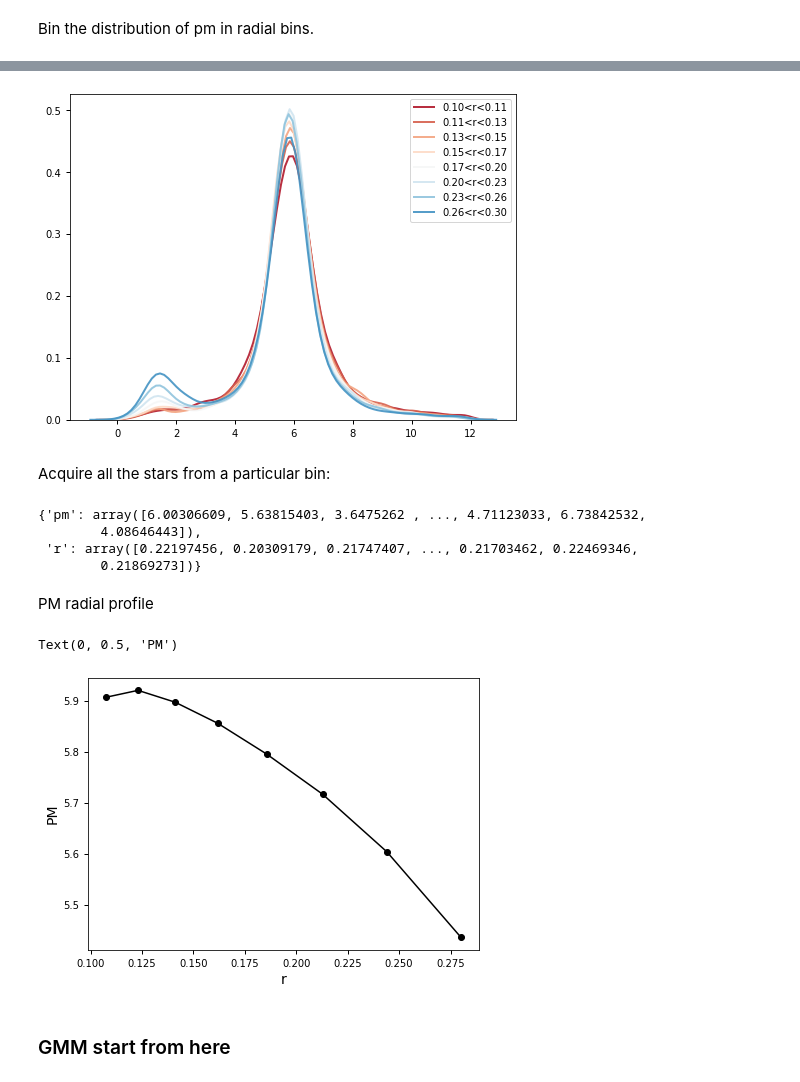
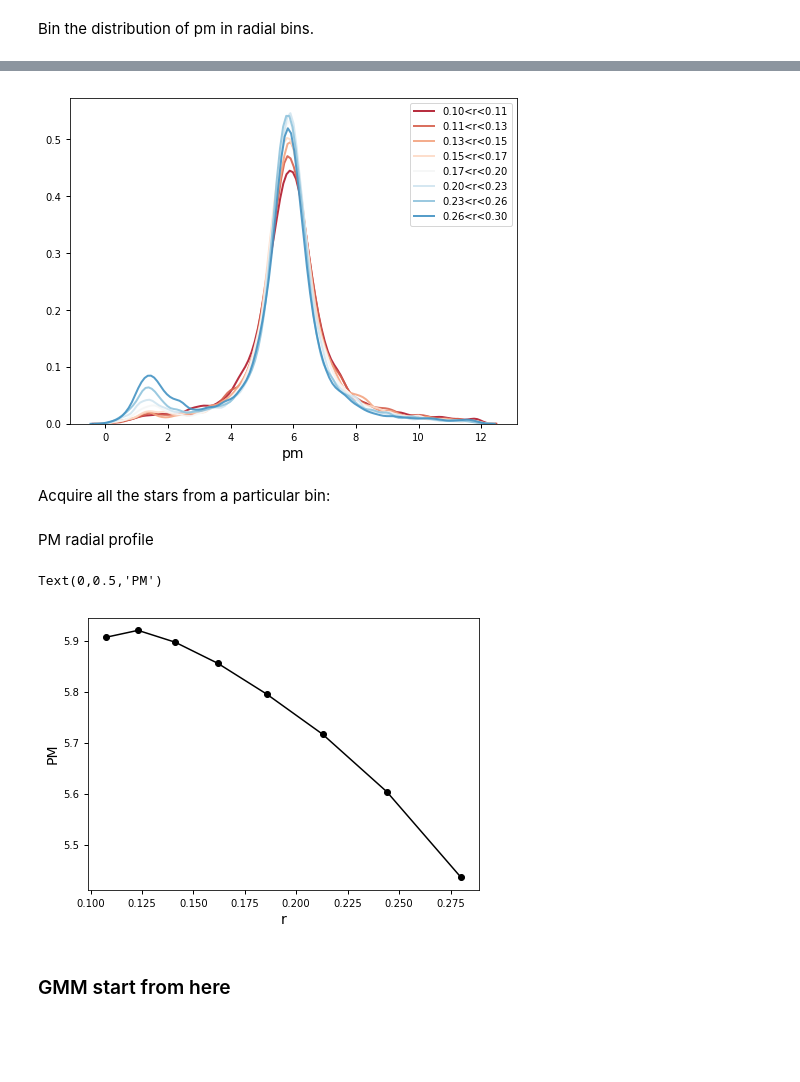
Before and after one commit to nstarman/jas1101_project, a Jupyter notebook: notebooks/GMM.ipynb, the cells around one changed output, grey strips where cells are left out. Drawn from its saved outputs; the diff is of its cells as text; code cells hidden in the pictures; blank space fills up the shorter version.

```diff
--- a/notebooks/GMM.ipynb
+++ b/notebooks/GMM.ipynb
@@ -16,9 +18,9 @@ from GMM import GMM_bins, GMM
 %load_ext autoreload
 %autoreload 2
 # %%
-dir = "../scripts/get_globular_clusters/output"
+drct = "../scripts/get_globular_clusters/output"
 # %%
-gc = pd.read_csv(os.path.join(dir, "NGC_104_47Tuc.csv"), skiprows=54, sep=" ")
+gc = pd.read_csv(os.path.join(drct, "NGC_104_47Tuc.csv"), skiprows=54, sep=" ")
 gc["r"] = np.hypot(gc.x, gc.y)
 gc["pm"] = np.hypot(gc.pmx, gc.pmy)
 gc.head()
@@ -79,11 +111,11 @@ Bin the distribution of pm in radial bins.
 # %%
 bins = np.logspace(np.log10(0.1), np.log10(0.3), 9)
 
 sns.set_palette("RdBu", len(bins))
-r_rbin, z_rbin = profile_binning(gcs.r, gcs.pm, bins=bins, z_clip=[0,12],
+r_rbin, z_rbin, _ = profile_binning(gcs.r, gcs.pm, bins=bins, z_clip=[0,12],
                                  return_bin=False, plot=True)
 # %% [output]
-[figure, old version]
+[figure, new version]
 # %% [markdown]
 Acquire all the stars from a particular bin:
 # %%
@@ -91,11 +123,4 @@ z_bins = profile_binning(gcs.r, gcs.pm, bins=bins, z_clip=[0,12],
                          return_bin=True, plot=False)
-# %%
-z_bins["5"]
-# %% [output]
-{'pm': array([6.00306609, 5.63815403, 3.6475262 , ..., 4.71123033, 6.73842532,
-        4.08646443]),
- 'r': array([0.22197456, 0.20309179, 0.21747407, ..., 0.21703462, 0.22469346,
-        0.21869273])}
 # %% [markdown]
 PM radial profile
 # %%
@@ -104,8 +129,8 @@ plt.plot(r_rbin, z_rbin, "k-o")
 plt.xlabel("r")
 plt.ylabel("PM")
 # %% [output]
-Text(0, 0.5, 'PM')
+Text(0,0.5,'PM')
-[figure, old version]
+[figure, new version]
 # %% [markdown]
 ### GMM start from here
 # %%
```
Also changed, not shown: parts of 11 cells of this notebook, 15 other files.
